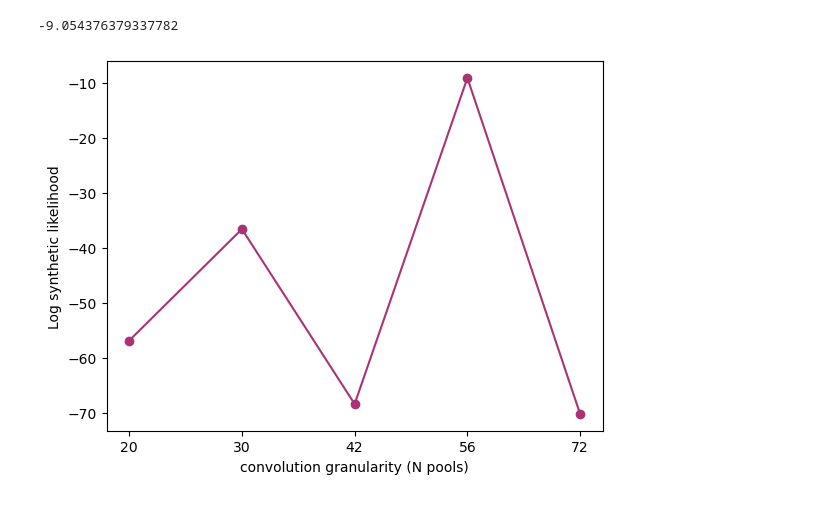
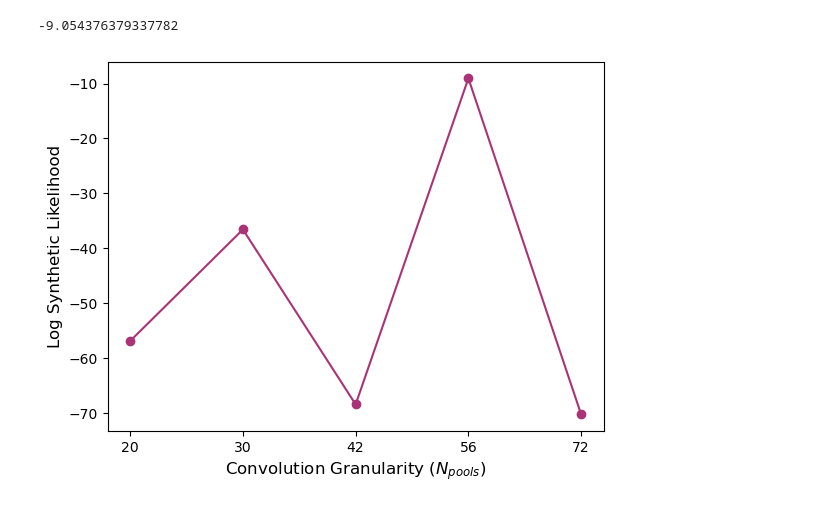
Before and after one commit to nilsheinrich/eye_movement_analysis_moonlander, a Jupyter notebook: ICCM_2024.ipynb, the cells around one changed output. Drawn from its saved outputs; the diff is of its cells as text; code cells hidden in the pictures.

```diff
--- a/ICCM_2024.ipynb
+++ b/ICCM_2024.ipynb
@@ -71,7 +71,7 @@ bottom_edge=15
 def NormalizeData(data):
     return (data - np.min(data)) / (np.max(data) - np.min(data))
 # %%
-
+# individual plots
 for convolution_granularity in ['12', '20', '30', '42', '56', '72']:
 
     fig, ax = plt.subplots(1, 3, figsize=(12, 5))
@@ -95,19 +95,31 @@ for convolution_granularity in ['12', '20', '30', '42', '56', '72']:
         ax[subplot_pos].set_xlim([1.6, 3.5])
 
         # check for fixation within game boarders
-        target_fixations = exp_dat[DistFix_no_drift["converging_eye_x_adjusted"].between(x_bounds[0], x_bounds[1])]
+        target_fixations_human = exp_dat[DistFix_no_drift["converging_eye_x_adjusted"].between(x_bounds[0], x_bounds[1])]
 
         # sampling
-        kde_human = st.gaussian_kde(np.asarray(target_fixations.distance_to_spaceship_log))
+        kde_human = st.gaussian_kde(np.asarray(target_fixations_human.distance_to_spaceship_log))
         kde_model = st.gaussian_kde(np.asarray(sim_dat.distance_to_spaceship_log))
 
-        dist_space = np.linspace(min(target_fixations.distance_to_spaceship_log), max(target_fixations.distance_to_spaceship_log), 100 )
+        dist_space = np.linspace(min(target_fixations_human.distance_to_spaceship_log), max(target_fixations_human.distance_to_spaceship_log), 100 )
 
-        prob_dens_human = NormalizeData(kde_human(dist_space))
-        prob_dens_model = NormalizeData(kde_model(dist_space))
+        prob_dens_human_normalized = NormalizeData(kde_human(dist_space))
+        prob_dens_model_normalized = NormalizeData(kde_model(dist_space))
 
-        ax[subplot_pos].plot( dist_space, prob_dens_human, label="Human", color='#66CCEE')
-        ax[subplot_pos].plot( dist_space, prob_dens_model, label="Model", color='#AA3377')
+        # not normalized
+        #ax[subplot_pos].plot( dist_space, kde_human(dist_space), label="Human", color='#66CCEE')
+        #ax[subplot_pos].plot( dist_space, kde_model(dist_space), label="Model", color='#AA3377')
+
+        # vs. normalized
+        ax[subplot_pos].plot( dist_space, prob_dens_human_normalized, label="Human", color='#66CCEE')
+        ax[subplot_pos].plot( dist_space, prob_dens_model_normalized, label="Model", color='#AA3377')
+
+        # points of highest density
+        #point_estimate_human = point_estimate(target_fixations_human.distance_to_spaceship_log)[0]
+        #ax[subplot_pos].axvline(point_estimate_human, color='blue')
+
+        #point_estimate_model = point_estimate(sim_dat.distance_to_spaceship_log)[0]
+        #ax[subplot_pos].axvline(point_estimate_model, color='red')
 
         ax[subplot_pos].legend()
 # %% [output]
@@ -235,24 +334,24 @@ l_s
 # %%
 s = np.asarray(DistFix_no_drift.groupby(['input_noise'])['distance_to_spaceship_log'].mean())
 
 loglik_dict = {}
 
 for convolution_granularity in ['20', '30', '42', '56', '72']:  # N_pools = 12 didn't manage to complete harder levels
 
     y_star = simulated_action_goals[simulated_action_goals.convolution_granularity == convolution_granularity]
     s_stats = (y_star.groupby(['input_noise_magnitude', 'level'])['distance_to_spaceship_log'].mean()).to_list()
     s_star = np.array_split(np.array(s_stats),3)
 
     loglik = calc_likelihood(s_star, s, single_stat=True, debugme='no')
 
     loglik_dict[convolution_granularity] = loglik
 
 # plotting
 lists = sorted(loglik_dict.items())
 convGran, logSynthLik = zip(*lists)
 plt.plot(convGran, logSynthLik, marker='o', color='#AA3377', markersize=6)
-plt.xlabel('convolution granularity (N pools)')
-plt.ylabel('Log synthetic likelihood')
+plt.xlabel('Convolution Granularity ($N_{pools}$)', fontsize=12)
+plt.ylabel('Log Synthetic Likelihood', fontsize=12)
 plt.show()
 # %% [output]
-[figure, old version]
+[figure, new version]
```
Also changed, not shown: parts of 3 cells of this notebook, 2 other files.
